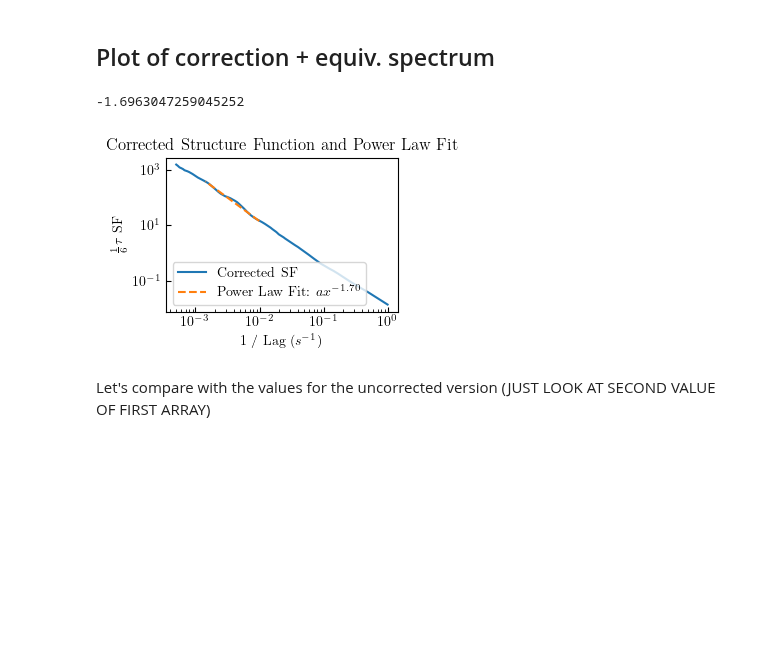
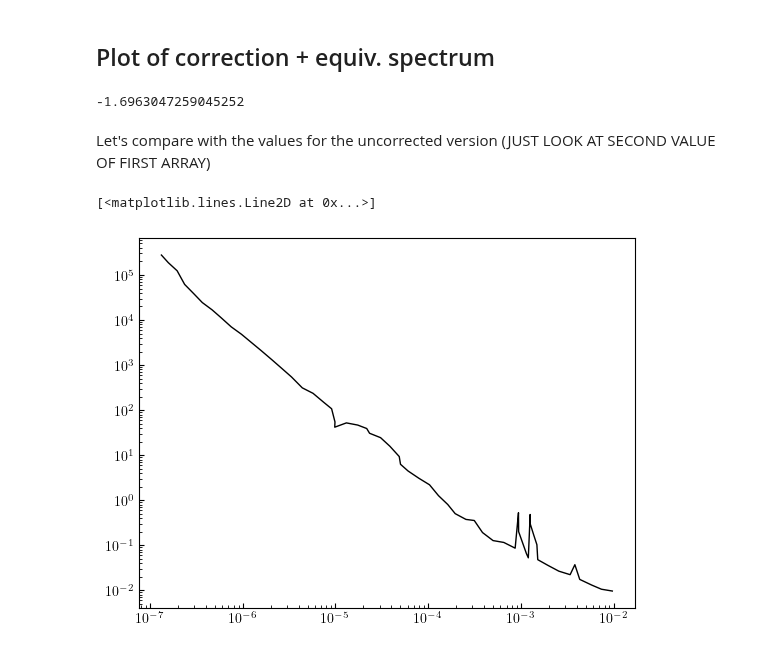
Before and after one commit to daniel-wrench/sf_gap_analysis, a Jupyter notebook: notebooks/correct_voyager_ints_old.ipynb, the cells around one changed output. Saved outputs shown, nothing was run; the diff lists cells and outputs as text; code cells hidden in the pictures; blank space fills up the shorter version.

```diff
--- a/notebooks/correct_voyager_ints_old.ipynb
+++ b/notebooks/correct_voyager_ints_old.ipynb
@@ -384,24 +392,8 @@ sf_corrected_es = sf_corrected * sf_lags / 6
 popt, pcov = curve_fit(power_law, 1 / sf_lags[100:700], sf_corrected_es[100:700])
 
 print(popt[1])
-
-# Plotting the corrected structure function and the power law fit
-plt.figure(figsize=(3, 2))
-plt.loglog(1 / sf_lags, sf_corrected_es, label="Corrected SF")
-plt.loglog(
-    1 / sf_lags[100:700],
-    power_law(1 / sf_lags[100:700], *popt),
-    label=f"Power Law Fit: $a x^{{{popt[1]:.2f}}}$",
-    linestyle="--",
-)
-plt.xlabel("1 / Lag ($s^{-1}$)")
-plt.ylabel("$\\frac{1}{6} \\tau$ SF")
-plt.title("Corrected Structure Function and Power Law Fit")
-plt.legend()
-plt.show()
 # %% [output]
 -1.6963047259045252
-[figure, removed]
 # %% [markdown]
 Let's compare with the values for the uncorrected version (JUST LOOK AT SECOND VALUE OF FIRST ARRAY)
 # %%
@@ -420,3 +416,13 @@ Let's compare with the values for the uncorrected version (JUST LOOK AT SECOND V
+# %%
+# Getting Fraternale results (Fig 2d)
+# Read in the Fraternale et al. 2019 data
+
+frat = pd.read_csv("../doc/paper/frat_2019_fig_2d.csv", header=None)
+frat.columns = ["f", "psd"]
+plt.loglog(frat["f"], frat["psd"], label="Fraternale et al. 2019", color="black", lw=1)
+# %% [output]
+[<matplotlib.lines.Line2D at 0x...>]
+[figure, added]
 # %%
 # fig, ax = plt.subplots(1, 3, figsize=(8, 2), constrained_layout=True)
 fig = plt.figure(figsize=(7, 6))
```
Also changed, not shown: parts of 12 cells of this notebook, 4 other files.
